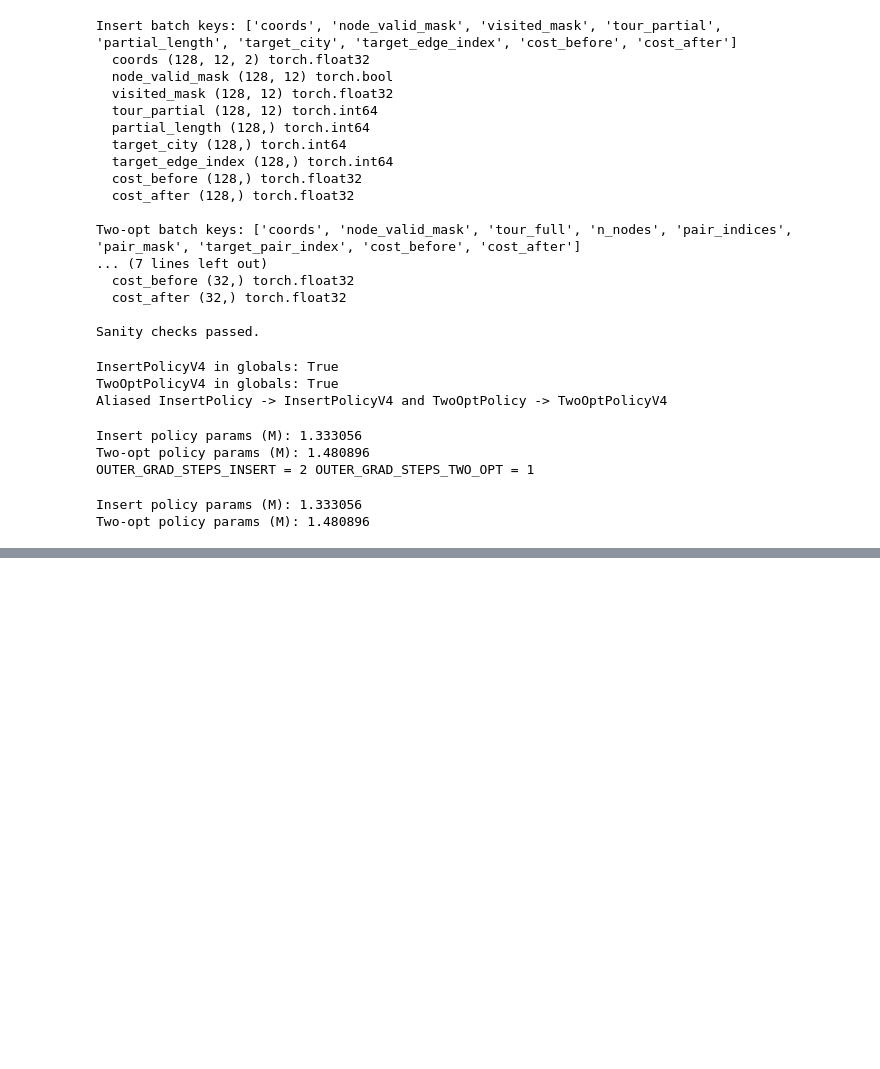
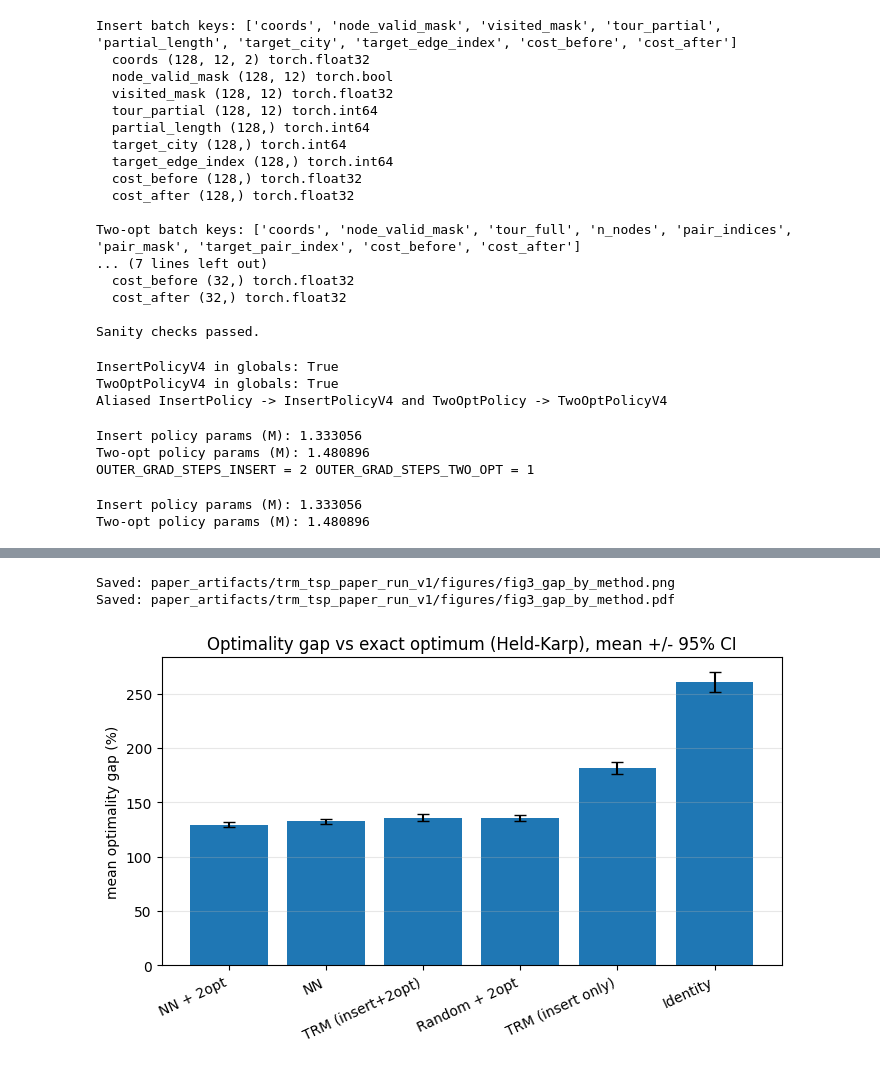
Before and after one commit to mantzaris/ExploreTinyRM, a Jupyter notebook: Alex/TSP_HARD.ipynb, the cells around one changed output, grey strips where cells are left out. Saved outputs shown, nothing was run; the diff lists cells and outputs as text; code cells hidden in the pictures; blank space fills up the shorter version.

```diff
--- a/Alex/TSP_HARD.ipynb
+++ b/Alex/TSP_HARD.ipynb
@@ -4366,29 +1479,0 @@ Reloaded counts: {'train_insert': 0, 'train_two_opt': 1516, 'val_insert': 0, 'va
-# %%
-
-# Load into memory
-insert_train, two_opt_train = load_jsonl_split("data/train_pairs_easy.jsonl")
-insert_val,   two_opt_val   = load_jsonl_split("data/val_pairs_easy.jsonl")
-
-print("Train two_opt:", len(two_opt_train), "Val two_opt:", len(two_opt_val))
-
-# Create DataLoaders (pairs track)
-train_loader = DataLoader(
-    TwoOptDataset(two_opt_train),
-    batch_size=64,
-    shuffle=True,
-    collate_fn=collate_two_opt_pairclass,
-    num_workers=0,
-    pin_memory=torch.cuda.is_available()
-)
-val_loader = DataLoader(
-    TwoOptDataset(two_opt_val),
-    batch_size=64,
-    shuffle=False,
-    collate_fn=collate_two_opt_pairclass,
-    num_workers=0,
-    pin_memory=torch.cuda.is_available()
-)
-
-# Preview one batch to confirm shapes
-batch = next(iter(train_loader))
-print({k: tuple(v.shape) for k, v in batch.items()})
@@ -4397,0 +2444,20 @@ Train two_opt: 1516 Val two_opt: 368
+# %%
+# Figure 3: Mean optimality gap by method (with 95% CI error bars)
+plt.figure(figsize=(8, 4))
+plot_methods = summary_table["method"].tolist()
+plot_means = summary_table["mean_gap_percent"].to_numpy()
+plot_ci95 = summary_table["ci95_gap_percent"].to_numpy()
+
+x_positions = np.arange(len(plot_methods))
+plt.bar(x_positions, plot_means, yerr=plot_ci95, capsize=4)
+plt.xticks(x_positions, plot_methods, rotation=25, ha="right")
+plt.ylabel("mean optimality gap (%)")
+plt.title("Optimality gap vs exact optimum (Held-Karp), mean +/- 95% CI")
+plt.grid(True, axis="y", alpha=0.3)
+
+save_figure_both_png_and_pdf(FIGURES_DIR / "fig3_gap_by_method")
+plt.show()
+# %% [output]
+Saved: paper_artifacts/trm_tsp_paper_run_v1/figures/fig3_gap_by_method.png
+Saved: paper_artifacts/trm_tsp_paper_run_v1/figures/fig3_gap_by_method.pdf
+[figure, added]
```
Also changed, not shown: parts of 82 cells of this notebook, 21 other files.
